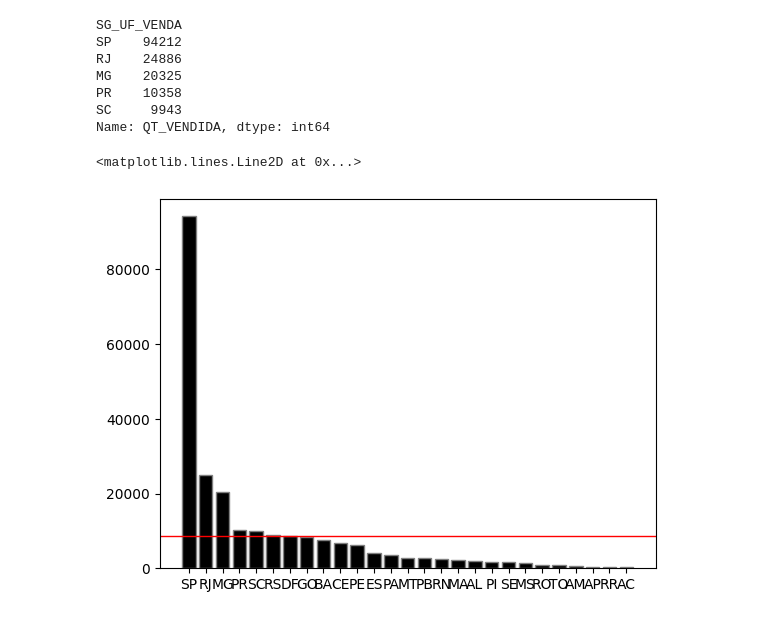
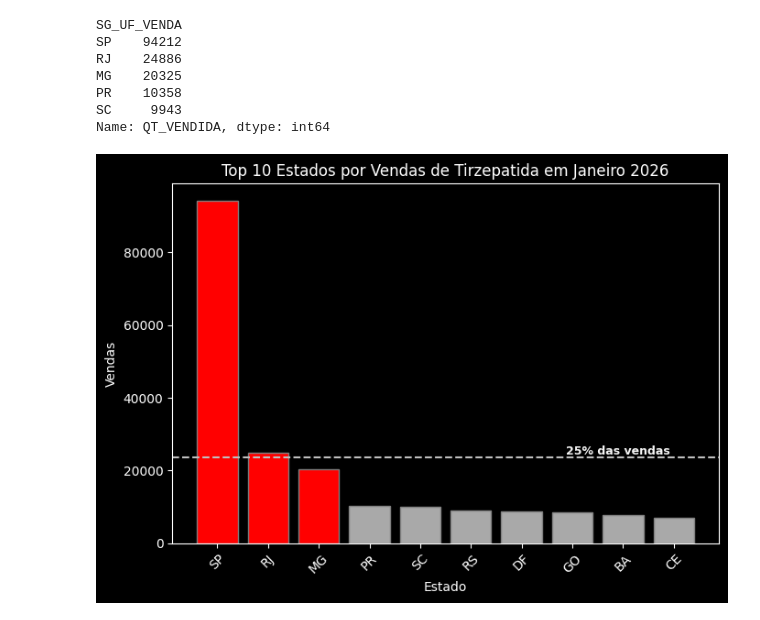
Before and after one commit to gcesarmelo7/base-data-science, a Jupyter notebook: vendas-de-mounjaro-no-brasil-em-janeiro-de-2026.ipynb, the cells around one changed output. Saved outputs shown, nothing was run; the diff lists cells and outputs as text; code cells hidden in the pictures.

Commit message:
Kaggle Notebook | Vendas de Mounjaro no Brasil em Janeiro de 2026 | Version 2

```diff
--- a/vendas-de-mounjaro-no-brasil-em-janeiro-de-2026.ipynb
+++ b/vendas-de-mounjaro-no-brasil-em-janeiro-de-2026.ipynb
@@ -60,6 +59,9 @@ NU_UNIDADE_IDADE             1576120
 dtype: int64
 # %%
 # The columns NU_ANO_VENDA and NU_MES_VENDA could be dropped because this data it's only from January 2026
-# Also, for now, I don't need the info about CO_CID10 (and this column have a high number of missing values)
-df = df.drop(columns=['NU_ANO_VENDA', 'NU_MES_VENDA', 'CO_CID10'])
+# Also, I don't need the info about CO_CID10, NU_UNIDADE_IDADE, SG_UF_CONSELHO_PRESCRITOR and TP_RECEITUARIO (maybe useful in the future)
+df = df.drop(columns=['NU_ANO_VENDA', 'NU_MES_VENDA', 'CO_CID10', 'NU_UNIDADE_IDADE', 'SG_UF_CONSELHO_PRESCRITOR', 'TP_RECEITUARIO'])
+# %%
+# Replace the values on the column 'SG_SEXO'
+df['SG_SEXO'] =  df['SG_SEXO'].replace({1.0: 'MASCULINO', 2.0: 'FEMININO'})
 # %%
@@ -116,13 +116,3 @@ MG    20325
 PR    10358
 SC     9943
 Name: QT_VENDIDA, dtype: int64
-# %%
-# Creating the bar chart using Matplotlib and adding a mean
-uf_state_mean = uf_state.mean()
-plt.bar(uf_state.index, uf_state.values, color='black', edgecolor='grey')
-
-# Adding the mean line on the chart
-plt.axhline (y=uf_state_mean, color='red', linestyle='-', linewidth=1, label=f'Mean: {uf_state_mean:,.2f}')
-# %% [output]
-<matplotlib.lines.Line2D at 0x...>
-[figure, removed]
@@ -133,0 +119,28 @@ filtered_df = filtered_df['SG_SEXO'].replace({1.0: 'Man', 2.0: 'Woman'})
+# %%
+# Let's write below the code for the column graph
+# Let's change the style of the the graph
+plt.style.use('dark_background')
+
+uf_state_top10 = uf_state.sort_values(ascending=False).head(10)
+colors = ['red' if i < 3 else 'darkgray' for i in range(len(uf_state_top10))]
+plt.figure(figsize=(7, 5))
+
+# Plotting
+plt.bar(uf_state_top10.index, uf_state_top10.values, color=colors, edgecolor='grey')
+
+# Calculation
+half_value = uf_state_top10.max() / 4
+plt.axhline(y=half_value, color='silver', linestyle='--', linewidth=1.5)
+
+# Text
+plt.text(x=9, y=half_value, s='25% das vendas ',
+         color='whitesmoke', va='bottom', ha='right', fontweight='bold', fontsize=9)
+
+plt.title('Top 10 Estados por Vendas de Tirzepatida em Janeiro 2026')
+plt.xlabel('Estado')
+plt.ylabel('Vendas')
+plt.xticks(rotation=45)
+plt.tight_layout()
+plt.show()
+# %% [output]
+[figure, added]
```
Also changed, not shown: parts of 18 cells of this notebook.
